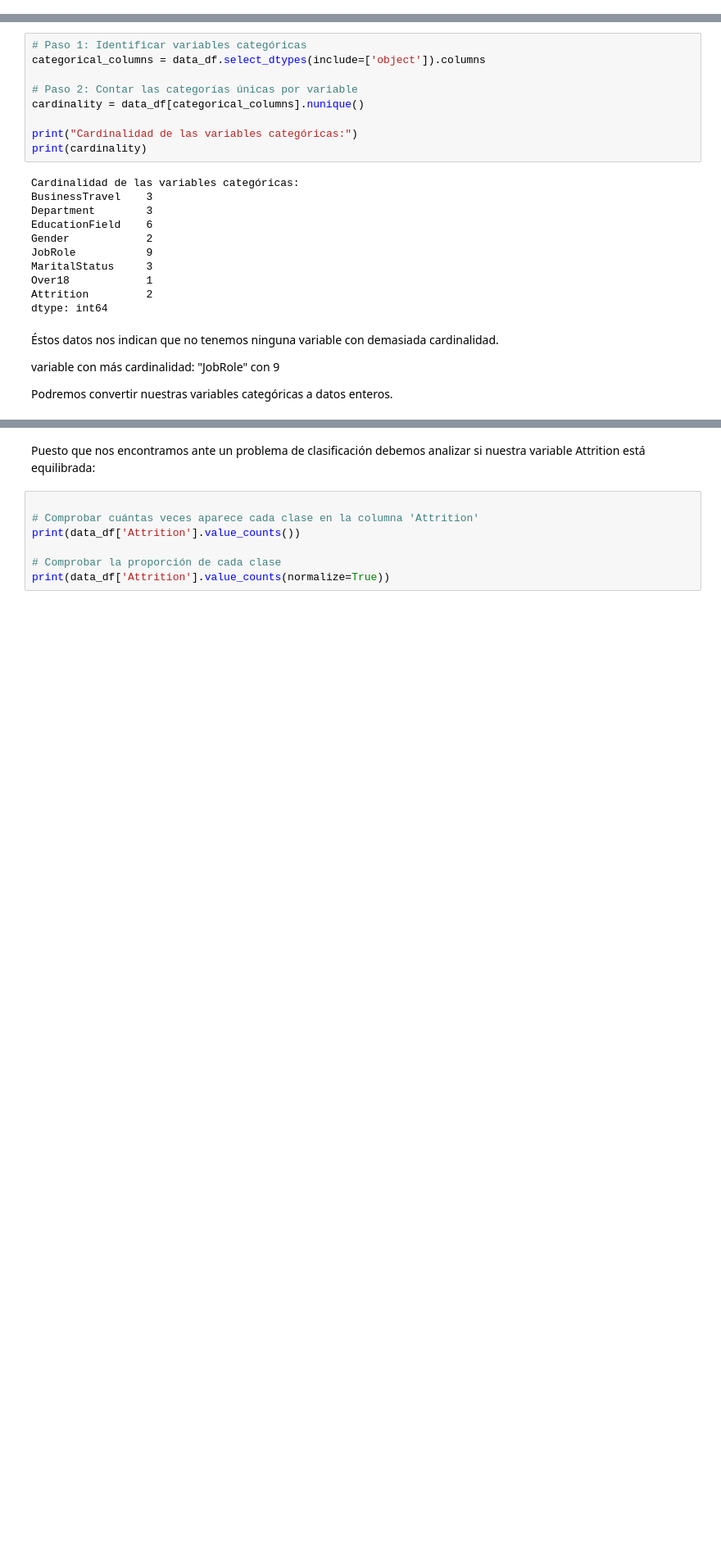
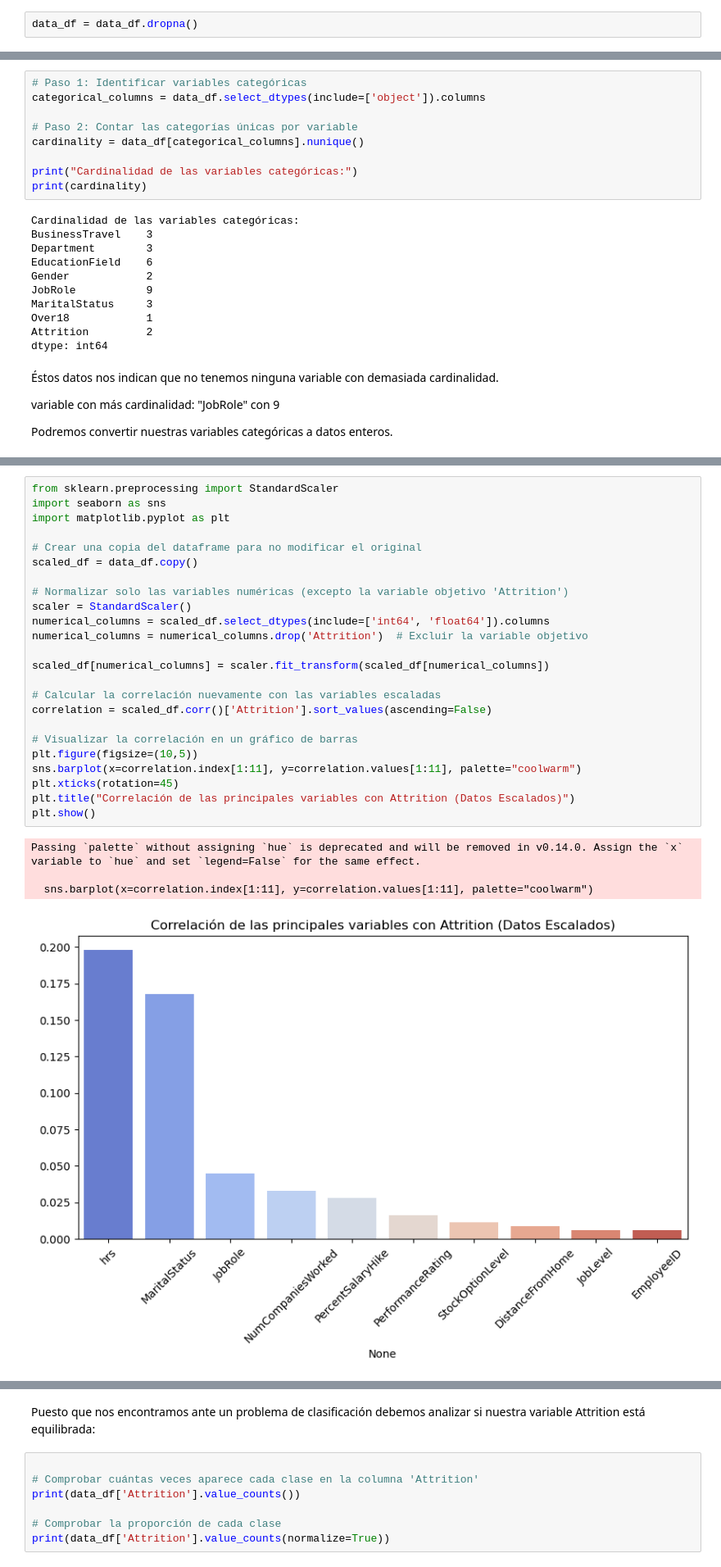
Before and after one commit to 100478705/Grupo25_Practica1, a Jupyter notebook: NotebookEDA.ipynb, the cells around one changed output, grey strips where cells are left out. Shown at 82% size. Drawn from its saved outputs; the diff is of its cells as text; blank space fills up the shorter version.

```diff
--- a/NotebookEDA.ipynb
+++ b/NotebookEDA.ipynb
@@ -99,3 +101,5 @@ Gracias a este análisis sabemos que tendremos:
+# %%
+data_df = data_df.dropna()
 # %% [markdown]
 Antes de convertir las variables categóricas, debemos analizar cuales poseen una alta cardinalidad
 # %%
@@ -159,0 +186,29 @@ Yes: 1
+# %%
+from sklearn.preprocessing import StandardScaler
+import seaborn as sns
+import matplotlib.pyplot as plt
+
+# Crear una copia del dataframe para no modificar el original
+scaled_df = data_df.copy()
+
+# Normalizar solo las variables numéricas (excepto la variable objetivo 'Attrition')
+scaler = StandardScaler()
+numerical_columns = scaled_df.select_dtypes(include=['int64', 'float64']).columns
+numerical_columns = numerical_columns.drop('Attrition')  # Excluir la variable objetivo
+
+scaled_df[numerical_columns] = scaler.fit_transform(scaled_df[numerical_columns])
+
+# Calcular la correlación nuevamente con las variables escaladas
+correlation = scaled_df.corr()['Attrition'].sort_values(ascending=False)
+
+# Visualizar la correlación en un gráfico de barras
+plt.figure(figsize=(10,5))
+sns.barplot(x=correlation.index[1:11], y=correlation.values[1:11], palette="coolwarm")
+plt.xticks(rotation=45)
+plt.title("Correlación de las principales variables con Attrition (Datos Escalados)")
+plt.show()
+# %% [output]
+Passing `palette` without assigning `hue` is deprecated and will be removed in v0.14.0. Assign the `x` variable to `hue` and set `legend=False` for the same effect.
+
+  sns.barplot(x=correlation.index[1:11], y=correlation.values[1:11], palette="coolwarm")
+[figure, added]
```
Also changed, not shown: parts of 10 cells of this notebook.
